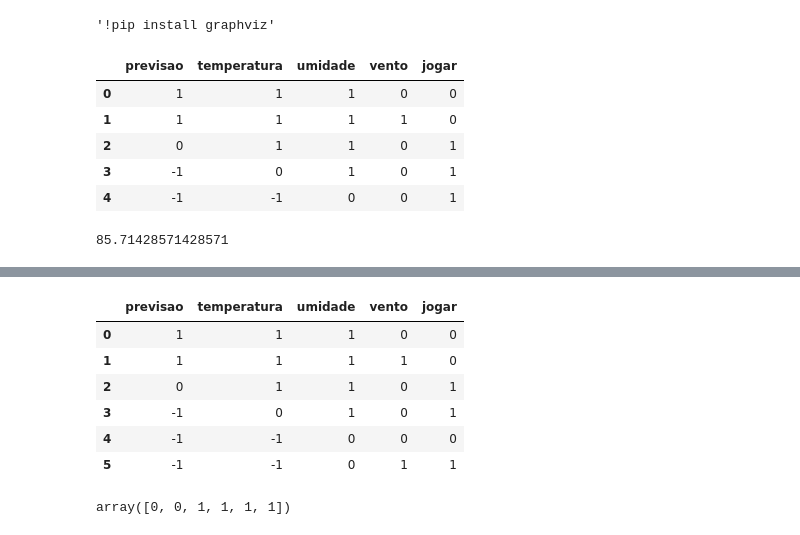
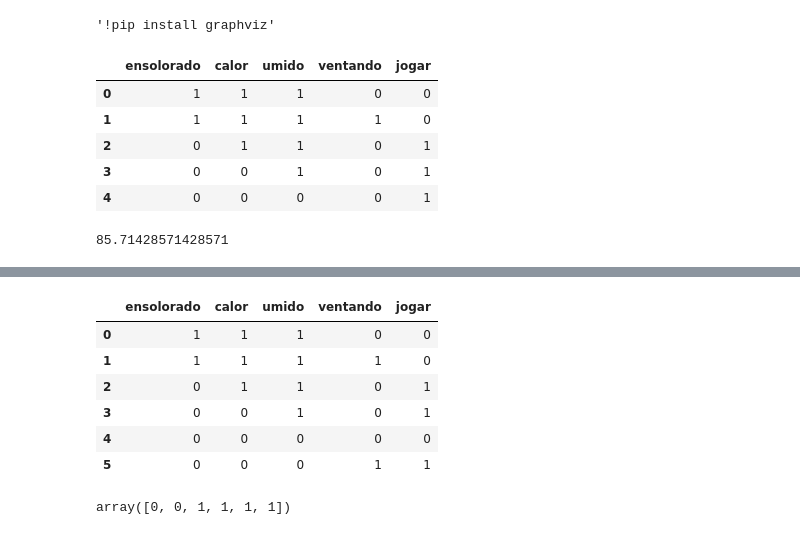
Before and after one commit to lcbjrrr/quant, a Jupyter notebook: IBMEC8_ArvDecisao.ipynb, the cells around one changed output, grey strips where cells are left out. Drawn from its saved outputs; the diff is of its cells as text; code cells hidden in the pictures.

```diff
--- a/IBMEC8_ArvDecisao.ipynb
+++ b/IBMEC8_ArvDecisao.ipynb
@@ -10,15 +10,15 @@
 #!apt-get install graphviz
 # %%
 import pandas as pd
-treino = pd.read_csv('https://raw.githubusercontent.com/lcbjrrr/quant/master/JogarVolei%20-%20OKK%20-%20Tr.csv')
+treino = pd.read_csv('https://raw.githubusercontent.com/lcbjrrr/quant/master/jogarvolei%20-%20trn.csv')
 treino.head()
 # %% [output]
-|  | previsao | temperatura | umidade | vento | jogar |
+|  | ensolorado | calor | umido | ventando | jogar |
 | 0 | 1 | 1 | 1 | 0 | 0 |
 | 1 | 1 | 1 | 1 | 1 | 0 |
 | 2 | 0 | 1 | 1 | 0 | 1 |
-| 3 | -1 | 0 | 1 | 0 | 1 |
-| 4 | -1 | -1 | 0 | 0 | 1 |
+| 3 | 0 | 0 | 1 | 0 | 1 |
+| 4 | 0 | 0 | 0 | 0 | 1 |
 # %%
 from sklearn.tree import DecisionTreeClassifier
 
@@ -41,14 +41,14 @@ grafico
 # %% [output]
 [drawing not drawn]
 # %%
-teste = pd.read_csv('https://raw.githubusercontent.com/lcbjrrr/quant/master/JogarVolei%20-%20OKK%20-%20Ts.csv')
+teste = pd.read_csv('https://raw.githubusercontent.com/lcbjrrr/quant/master/jogarvolei%20-%20prv.csv')
 teste
 # %% [output]
-|  | previsao | temperatura | umidade | vento | jogar |
+|  | ensolorado | calor | umido | ventando | jogar |
 | 0 | 1 | 1 | 1 | 0 | 0 |
 | 1 | 1 | 1 | 1 | 1 | 0 |
 | 2 | 0 | 1 | 1 | 0 | 1 |
-| 3 | -1 | 0 | 1 | 0 | 1 |
-| 4 | -1 | -1 | 0 | 0 | 0 |
-| 5 | -1 | -1 | 0 | 1 | 1 |
+| 3 | 0 | 0 | 1 | 0 | 1 |
+| 4 | 0 | 0 | 0 | 0 | 0 |
+| 5 | 0 | 0 | 0 | 1 | 1 |
 # %%
```
Also changed, not shown: parts of 3 cells of this notebook.
